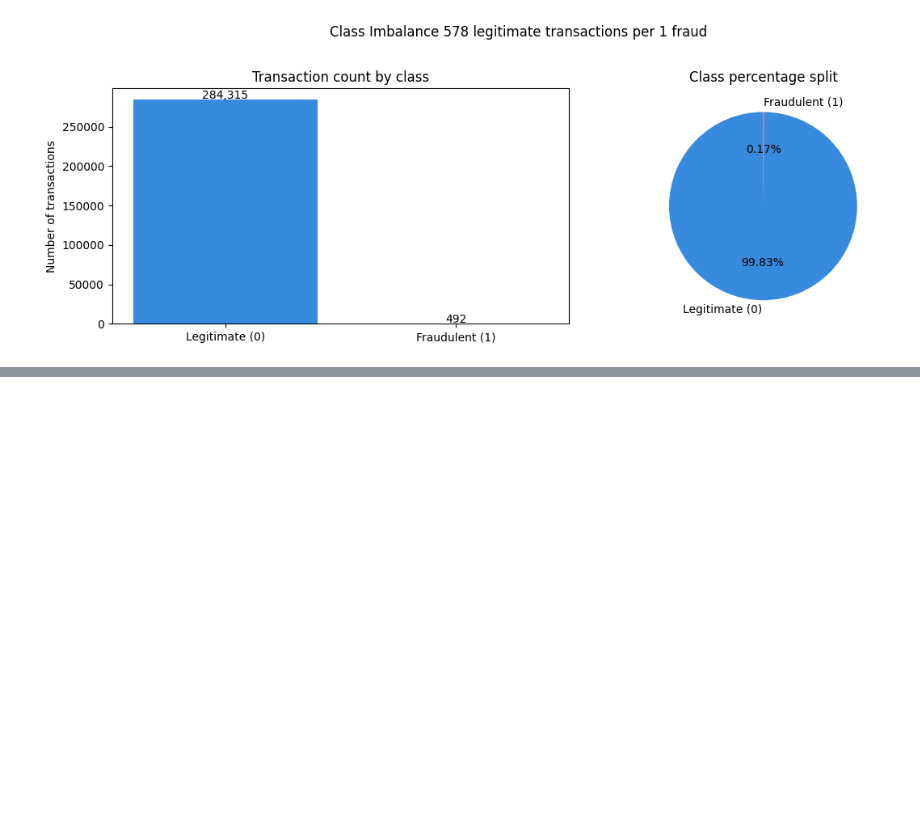
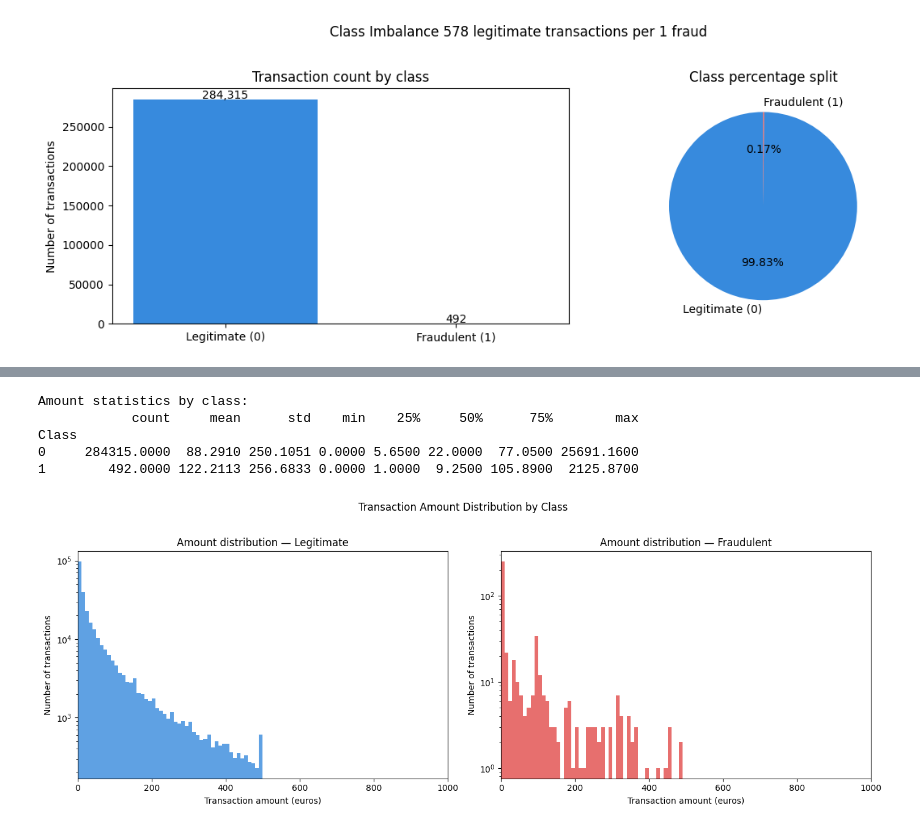
Before and after one commit to richyfabz/FraudDetectionModel_Fintech, a Jupyter notebook: notebooks/01_data_ingestion_and_eda.ipynb, the cells around one changed output, grey strips where cells are left out. Saved outputs shown, nothing was run; the diff lists cells and outputs as text; code cells hidden in the pictures; blank space fills up the shorter version.

```diff
--- a/notebooks/01_data_ingestion_and_eda.ipynb
+++ b/notebooks/01_data_ingestion_and_eda.ipynb
@@ -166,0 +175,45 @@ plt.show()
+# %%
+# Amount statistics split by class
+print("Amount statistics by class:")
+print(df.groupby('Class')['Amount'].describe())
+print()
+
+# Amount distribution plot
+fig, axes = plt.subplots(1, 2, figsize=(14, 5))
+
+# Legitimate transactions
+axes[0].hist(df[df['Class'] == 0]['Amount'],
+             range=(0, 500),
+             bins=50,
+             color='#378ADD',
+             edgecolor='none',
+             alpha=0.8)
+axes[0].set_yscale('log')
+axes[0].set_title('Amount distribution — Legitimate')
+axes[0].set_xlabel('Transaction amount (euros)')
+axes[0].set_ylabel('Number of transactions')
+axes[0].set_xlim(0, 1000)
+
+# Fraudulent transactions
+axes[1].hist(df[df['Class'] == 1]['Amount'],
+             range=(0, 500),
+             bins=50,
+             color='#E24B4A',
+             edgecolor='none',
+             alpha=0.8)
+axes[1].set_yscale('log')
+axes[1].set_title('Amount distribution — Fraudulent')
+axes[1].set_xlabel('Transaction amount (euros)')
+axes[1].set_ylabel('Number of transactions')
+axes[1].set_xlim(0, 1000)
+
+plt.suptitle('Transaction Amount Distribution by Class', fontsize=12, y=1.02)
+plt.tight_layout()
+plt.show()
+# %% [output]
+Amount statistics by class:
+            count     mean      std    min    25%     50%      75%        max
+Class
+0     284315.0000  88.2910 250.1051 0.0000 5.6500 22.0000  77.0500 25691.1600
+1        492.0000 122.2113 256.6833 0.0000 1.0000  9.2500 105.8900  2125.8700
+[figure, added]
```
Also changed, not shown: parts of 14 cells of this notebook.
